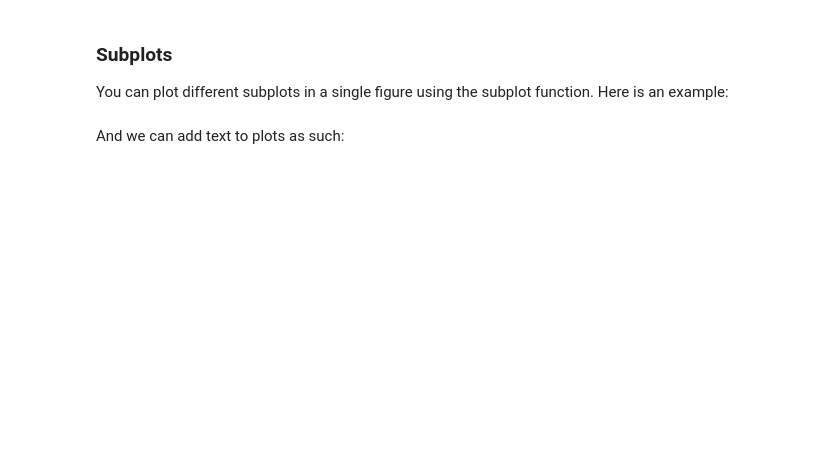
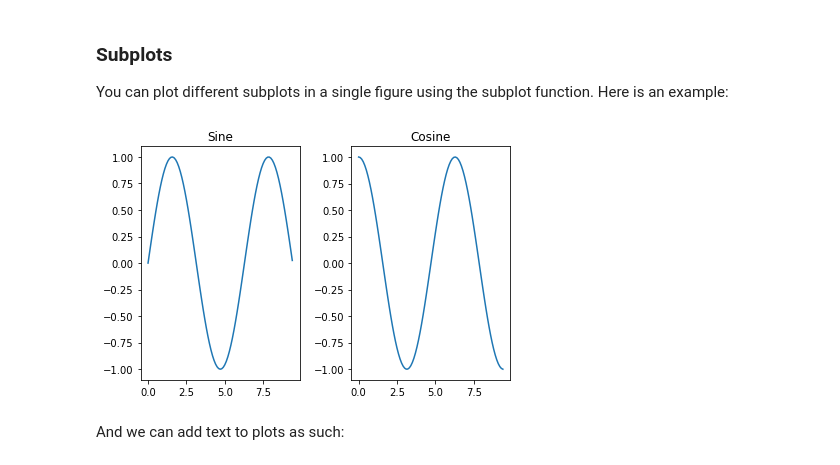
Before and after one commit to weil21/python_workshop-Basel, a Jupyter notebook: python_tutorial.ipynb, the cells around one changed output. Cells and saved outputs as stored; diff of their text form; code cells hidden in the pictures; blank space fills up the shorter version.

```diff
--- a/python_tutorial.ipynb
+++ b/python_tutorial.ipynb
@@ -2252,25 +2635,27 @@ You can plot different subplots in a single figure using the subplot function. H
 # %%
 # Compute the x and y coordinates for points on sine and cosine curves
 x = np.arange(0, 3 * np.pi, 0.1)
 y_sin = np.sin(x)
 y_cos = np.cos(x)
 
 # Set up a subplot grid that has 2 'rows' and 1 'column',
 # and set the first such subplot as active.
-plt.subplot(2, 1, 1)  # the third argument here sets the 'active' plot
+plt.subplot(1, 2, 1)  # the third argument here sets the 'active' plot
 
 # Make the first plot
 plt.plot(x, y_sin)
 plt.title('Sine')
 
 # Set the second subplot as active, and make the second plot.
-plt.subplot(2, 1, 2)
+plt.subplot(1, 2, 2)
 plt.plot(x, y_cos)
 plt.title('Cosine')
 
 # Show the figure.
 plt.tight_layout() # this prevents plots from overlapping
 plt.show()
+# %% [output]
+[figure, added]
 # %% [markdown]
 And we can add text to plots as such:
 # %%
```
Also changed, not shown: parts of 91 cells of this notebook.
